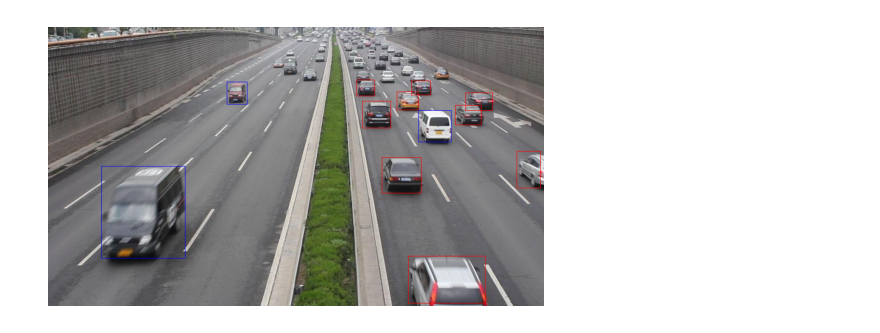
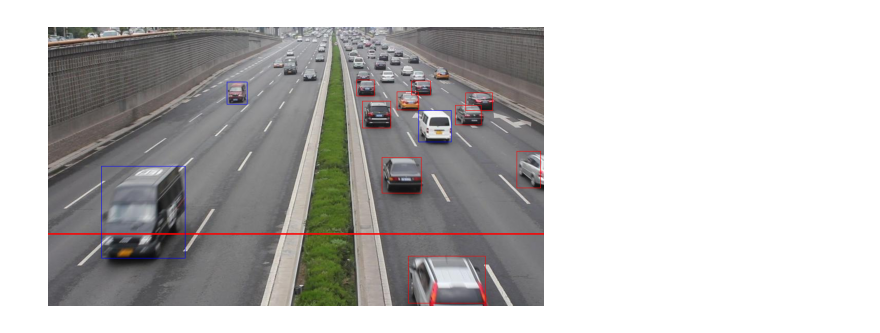
Before and after one commit to Beilong-Tang/scanline_object_detection, a Jupyter notebook: demo/visualize_data/visualize_data.ipynb, the cells around one changed output. Saved outputs shown, nothing was run; the diff lists cells and outputs as text; code cells hidden in the pictures.

```diff
--- a/demo/visualize_data/visualize_data.ipynb
+++ b/demo/visualize_data/visualize_data.ipynb
@@ -40,13 +50,16 @@ anno = read_anno(anno_path)
 # %%
+# Visialuze the bonding box
 img = skimage.io.imread(img_path)
+cv2.line(img, (0, 400), (959, 400), (255, 0, 0), 2)
 for r in anno:
     rr, cc = skimage.draw.rectangle_perimeter((r[1], r[0]), end = (r[3], r[2]), shape = img.shape)
     if r[-2] == 1:
         img[rr, cc] = [255, 0, 0]
     else:
         img[rr, cc] = [0, 0, 255]
 plt.imshow(img)
 plt.axis("off")
 plt.show()
+skimage.io.imsave("visualize_video_annotation.png", img)
 # %% [output]
-[figure, old version]
+[figure, new version]
```
Also changed, not shown: parts of 2 cells of this notebook, 1 other file.
